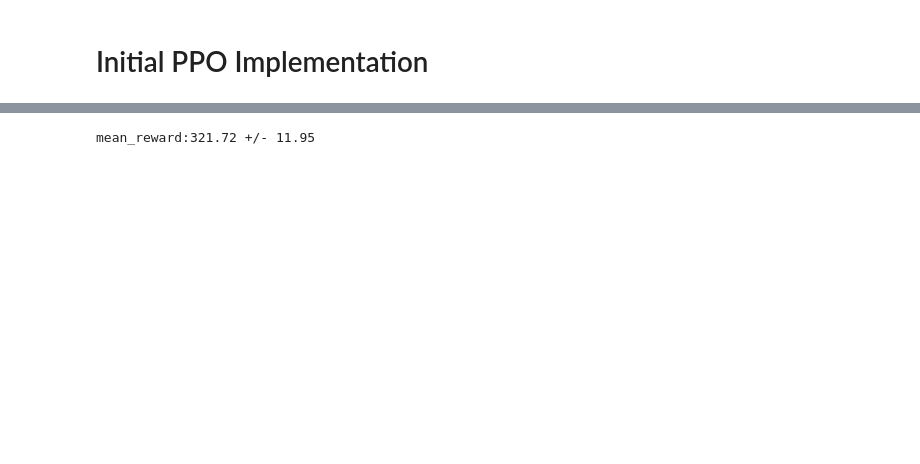
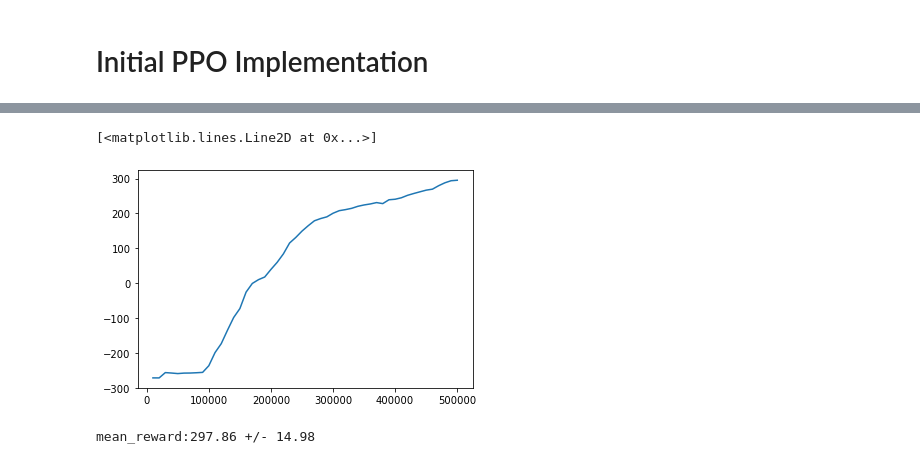
Before and after one commit to nathanhigginbotham/ChainRL, a Jupyter notebook: stablebaselines ORGYM.ipynb, the cells around one changed output, grey strips where cells are left out. Saved outputs shown, nothing was run; the diff lists cells and outputs as text; code cells hidden in the pictures; blank space fills up the shorter version.

```diff
--- a/stablebaselines ORGYM.ipynb
+++ b/stablebaselines ORGYM.ipynb
@@ -26,6 +30,12 @@ Mean reward: (-271.720780315645, 5.29586321424838)
+# %%
+EpisodeNumber = np.linspace(10000,500000,50)
+mean_reward = np.zeros(50)
 # %%
 # Train the agent for 500,000 steps
-model.learn(total_timesteps=500000, progress_bar=True)
+
+for i in tqdm(range(50)):
+    model.learn(total_timesteps=10000, progress_bar=True)
+    mean_reward[i] = evaluate_policy(model, env, n_eval_episodes=100)[0]
 # %% [output]
 [interactive output not drawn]
 [interactive output not drawn]
@@ -34,7 +53,12 @@ model.learn(total_timesteps=500000, progress_bar=True)
+# %%
+plt.plot(EpisodeNumber, mean_reward)
+# %% [output]
+[<matplotlib.lines.Line2D at 0x...>]
+[figure, added]
 # %%
 # Evaluate the trained agent
 mean_reward, std_reward = evaluate_policy(model, env, n_eval_episodes=100)
 
 print(f"mean_reward:{mean_reward:.2f} +/- {std_reward:.2f}")
 # %% [output]
-mean_reward:321.72 +/- 11.95
+mean_reward:297.86 +/- 14.98
```
Also changed, not shown: parts of 3 cells of this notebook.
